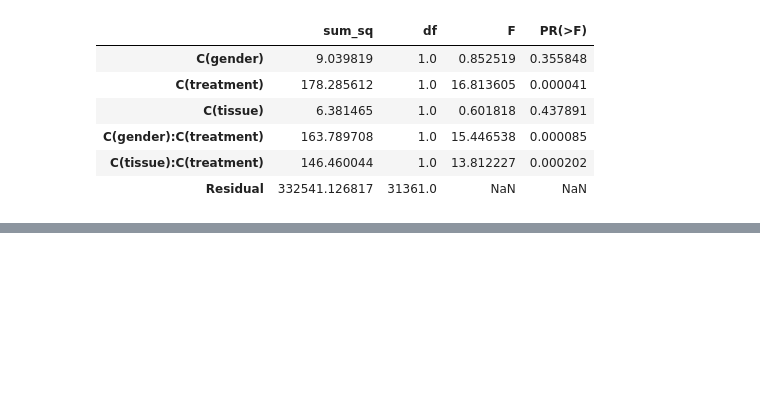
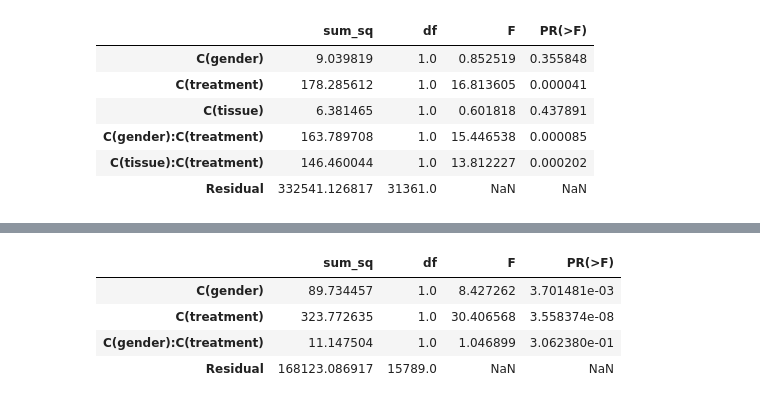
Before and after one commit to Ivan2nn/lipids, a Jupyter notebook: analysis-normalized-area.ipynb, the cells around one changed output, grey strips where cells are left out. Saved outputs shown, nothing was run; the diff lists cells and outputs as text; code cells hidden in the pictures; blank space fills up the shorter version.

```diff
--- a/analysis-normalized-area.ipynb
+++ b/analysis-normalized-area.ipynb
@@ -231,0 +249,9 @@ sm.stats.anova_lm(model, typ=2)
+# %%
+model = ols('logNormalizedArea ~ C(gender) + C(treatment)  + C(gender):C(treatment)', data=data_striatum).fit()
+sm.stats.anova_lm(model, typ=2)
+# %% [output]
+|  | sum_sq | df | F | PR(>F) |
+| C(gender) | 89.734457 | 1.0 | 8.427262 | 3.701481e-03 |
+| C(treatment) | 323.772635 | 1.0 | 30.406568 | 3.558374e-08 |
+| C(gender):C(treatment) | 11.147504 | 1.0 | 1.046899 | 3.062380e-01 |
+| Residual | 168123.086917 | 15789.0 | NaN | NaN |
```
Also changed, not shown: parts of 8 cells of this notebook.
